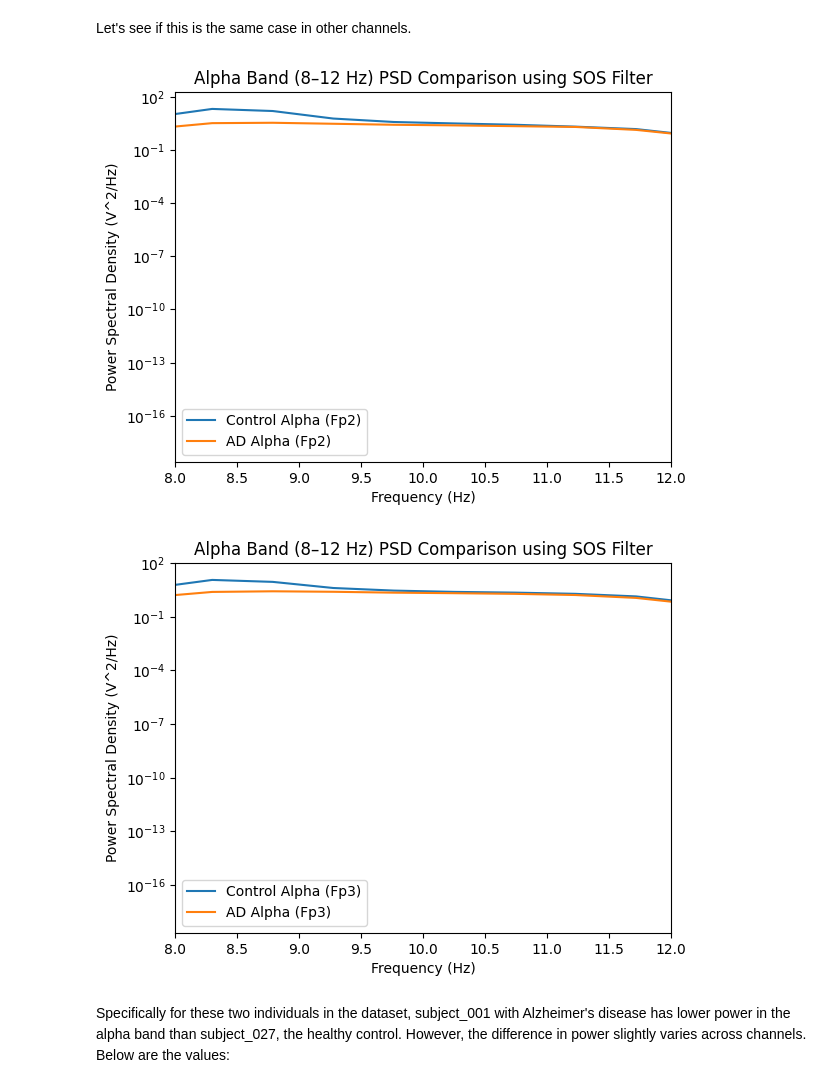
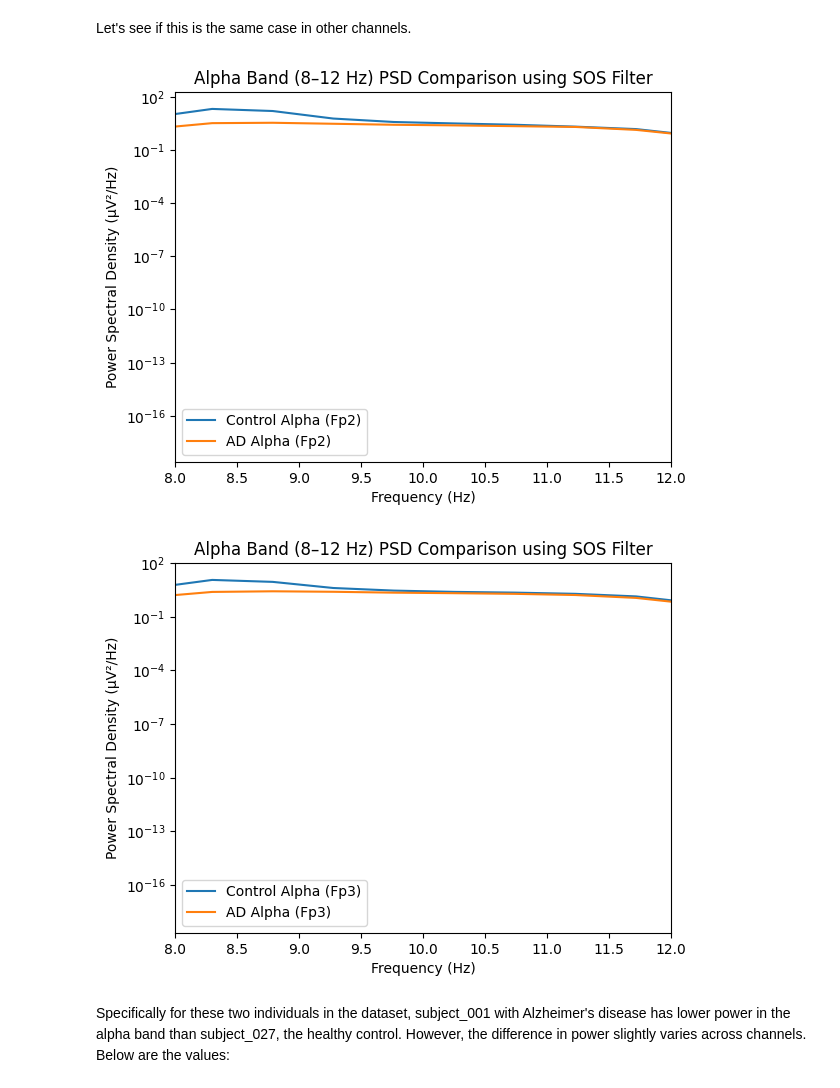
Before and after one commit to sconsume/cogs118c_acjj, a Jupyter notebook: final_project.ipynb, the cells around one changed output. Saved outputs shown, nothing was run; the diff lists cells and outputs as text; code cells hidden in the pictures.

```diff
--- a/final_project.ipynb
+++ b/final_project.ipynb
@@ -120,18 +120,18 @@ Let's see if this is the same case in other channels.
 # %%
 ad_alpha_2 = butter_bandpass_filter(ad_channel_2, lowcut_alpha, highcut_alpha, fs, order)
 control_alpha_2 = butter_bandpass_filter(control_channel_2, lowcut_alpha, highcut_alpha, fs, order)
 fp2_ad_alpha, fp2_psd_ad_alpha = scipy.signal.welch(ad_alpha_2, fs = fs, nperseg = nperseg)
 fp2_control_alpha, fp2_psd_control_alpha = scipy.signal.welch(control_alpha_2, fs = fs, nperseg = nperseg)
 plt.semilogy(fp2_control_alpha, fp2_psd_control_alpha, label='Control Alpha (Fp2)')
 plt.semilogy(fp2_ad_alpha, fp2_psd_ad_alpha, label='AD Alpha (Fp2)')
 plt.xlabel('Frequency (Hz)')
-plt.ylabel('Power Spectral Density (V^2/Hz)')
+plt.ylabel('Power Spectral Density (µV²/Hz)')
 plt.title('Alpha Band (8–12 Hz) PSD Comparison using SOS Filter')
 plt.legend()
 plt.xlim([8, 12])
 plt.show()
 # %% [output]
-[figure, old version]
+[figure, new version]
 # %%
 ad_alpha_3 = butter_bandpass_filter(ad_channel_3, lowcut_alpha, highcut_alpha, fs, order)
 control_alpha_3 = butter_bandpass_filter(control_channel_3, lowcut_alpha, highcut_alpha, fs, order)
@@ -140,13 +140,13 @@ fp3_control_alpha, fp3_psd_control_alpha = scipy.signal.welch(control_alpha_3, f
 plt.semilogy(fp3_control_alpha, fp3_psd_control_alpha, label='Control Alpha (Fp3)')
 plt.semilogy(fp3_ad_alpha, fp3_psd_ad_alpha, label='AD Alpha (Fp3)')
 plt.xlabel('Frequency (Hz)')
-plt.ylabel('Power Spectral Density (V^2/Hz)')
+plt.ylabel('Power Spectral Density (µV²/Hz)')
 plt.title('Alpha Band (8–12 Hz) PSD Comparison using SOS Filter')
 plt.legend()
 plt.xlim([8, 12])
 plt.show()
 # %% [output]
-[figure, old version]
+[figure, new version]
 # %% [markdown]
 Specifically for these two individuals in the dataset, subject_001 with Alzheimer's disease has lower power in the alpha band than subject_027, the healthy control. However, the difference in power slightly varies across channels. Below are the values:
 # %%
```
Also changed, not shown: parts of 4 cells of this notebook.
